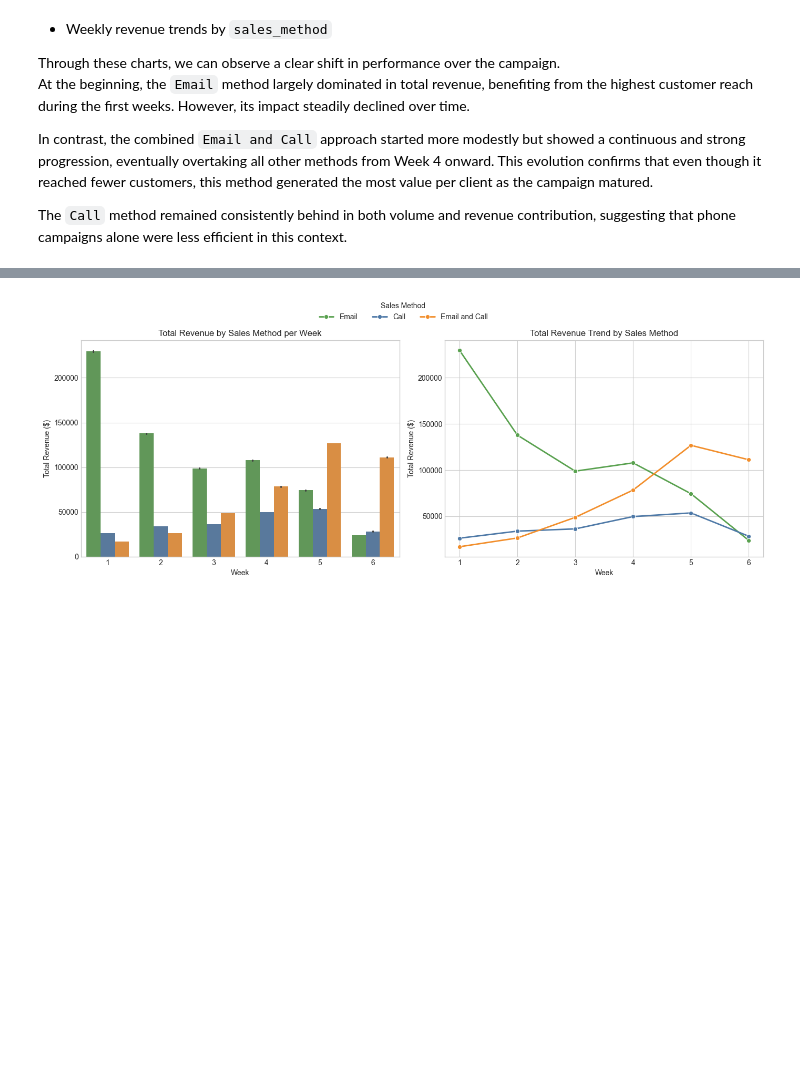
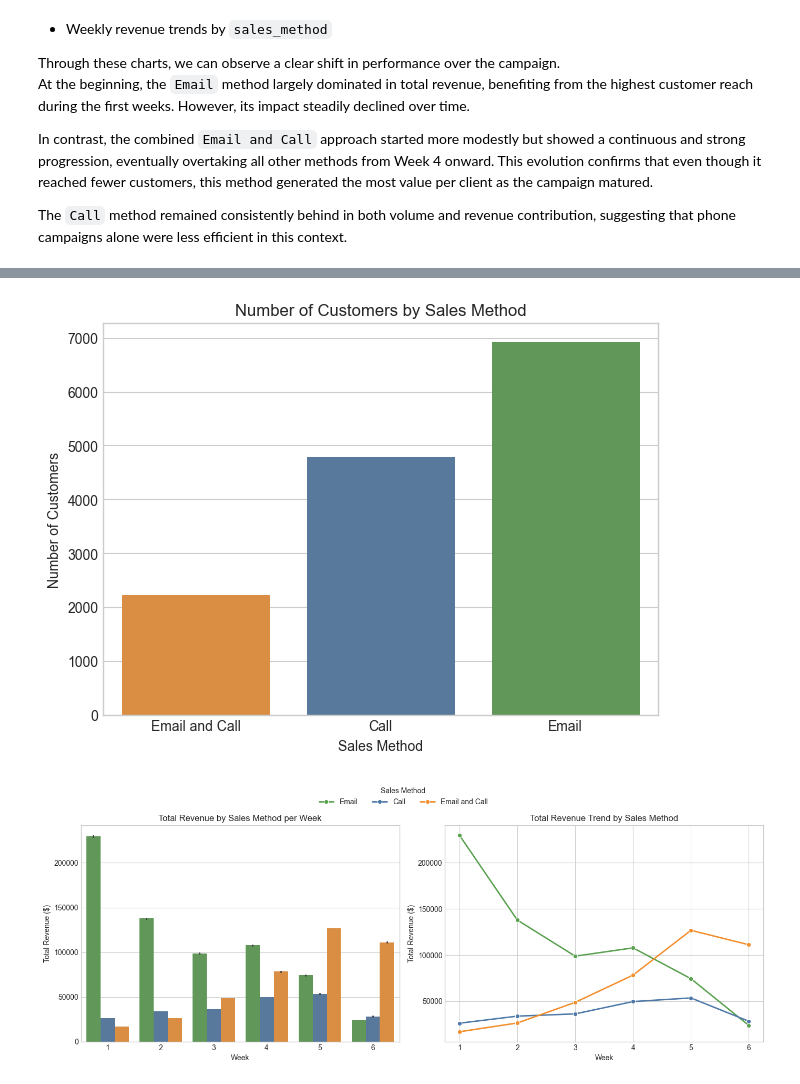
Before and after one commit to A-Helkias/Data-Analyst-Certification, a Jupyter notebook: notebook.ipynb, the cells around one changed output, grey strips where cells are left out. Saved outputs shown, nothing was run; the diff lists cells and outputs as text; code cells hidden in the pictures; blank space fills up the shorter version.

```diff
--- a/notebook.ipynb
+++ b/notebook.ipynb
@@ -512,3 +556,19 @@ The `Call` method remained consistently behind in both volume and revenue contri
+# %%
+sns.barplot(
+    data=data,
+    x='sales_method',
+    y='revenue',
+    estimator=len,
+    hue_order=hue_order,
+    palette=palette
+)
+plt.title("Number of Customers by Sales Method")
+plt.ylabel("Number of Customers")
+plt.xlabel("Sales Method")
+plt.tight_layout()
+plt.show()
+# %% [output]
+[figure, added]
 # %%
 # Pre-aggregated weekly data
 sum_weekly = data.groupby(['week', 'sales_method'])['revenue'].sum().reset_index()
```
Also changed, not shown: parts of 4 cells of this notebook, 2 other files.
